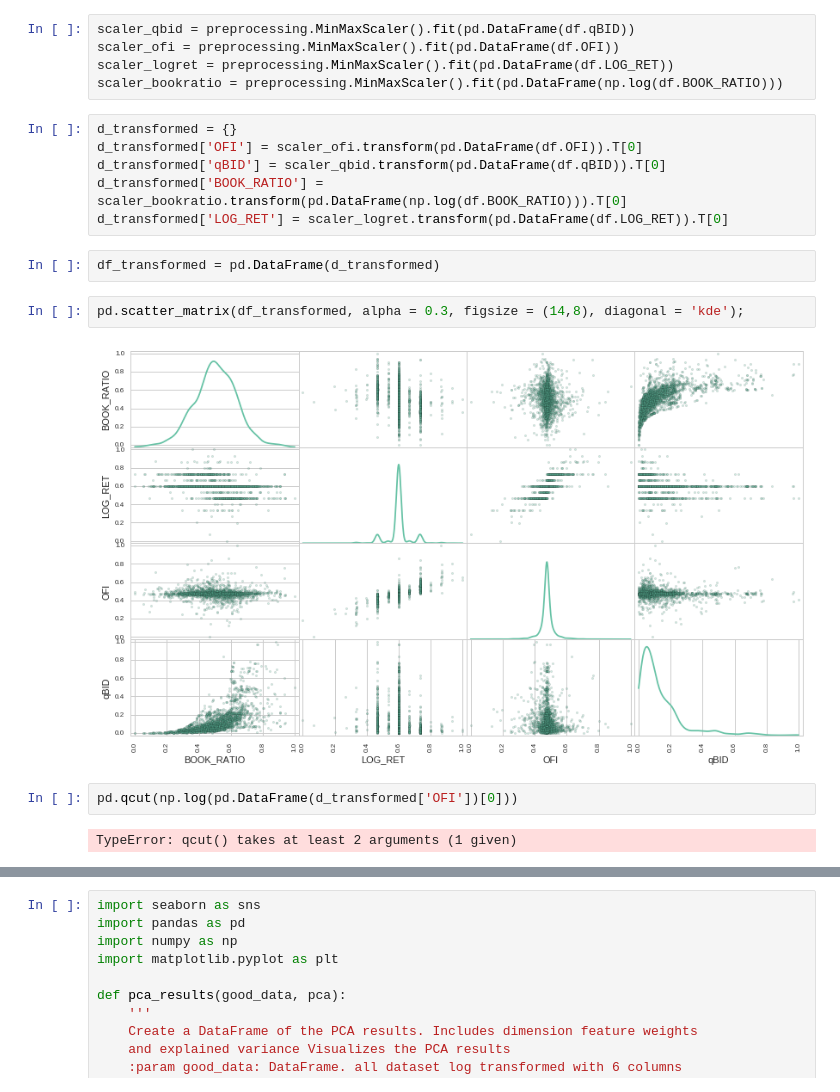
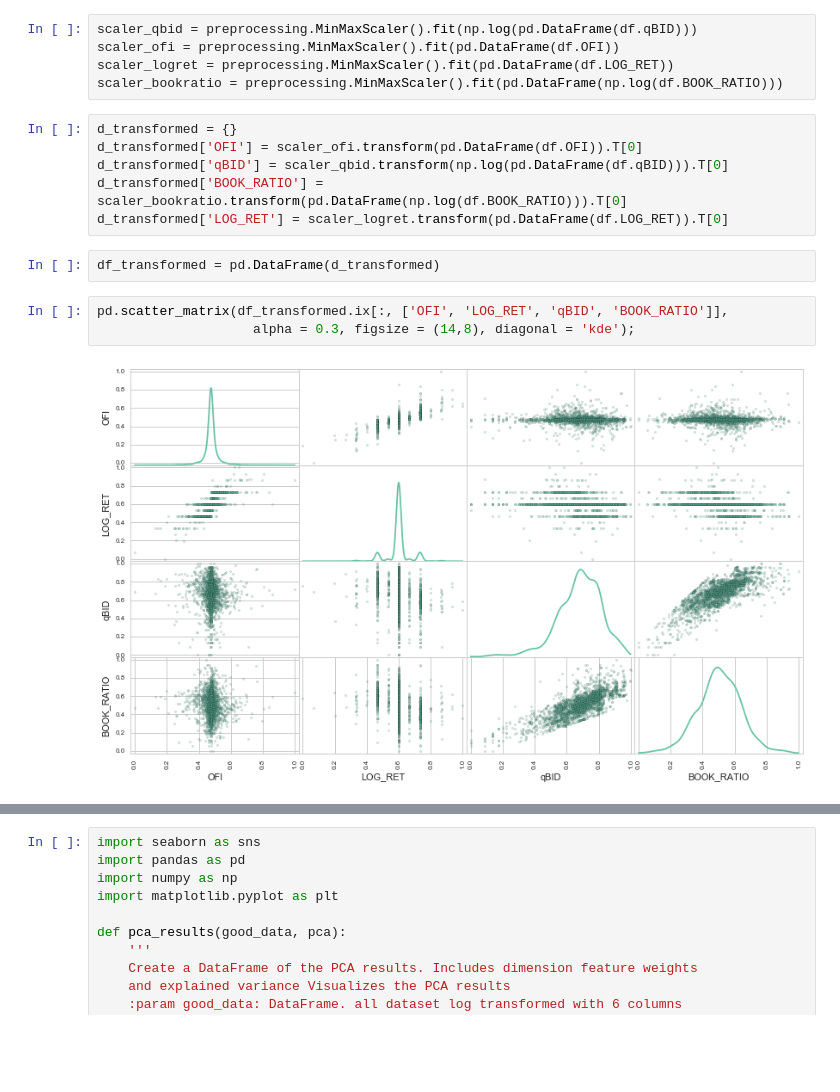
Before and after one commit to ucaiado/QLearning_Trading, a Jupyter notebook: learning_trade.ipynb, the cells around one changed output, grey strips where cells are left out. Drawn from its saved outputs; the diff is of its cells as text; blank space fills up the shorter version.

```diff
--- a/learning_trade.ipynb
+++ b/learning_trade.ipynb
@@ -317,24 +298,21 @@ scaler_ofi = preprocessing.RobustScaler(with_centering=False).fit(pd.DataFrame(d
 # %%
-scaler_qbid = preprocessing.MinMaxScaler().fit(pd.DataFrame(df.qBID))
+scaler_qbid = preprocessing.MinMaxScaler().fit(np.log(pd.DataFrame(df.qBID)))
 scaler_ofi = preprocessing.MinMaxScaler().fit(pd.DataFrame(df.OFI))
 scaler_logret = preprocessing.MinMaxScaler().fit(pd.DataFrame(df.LOG_RET))
 scaler_bookratio = preprocessing.MinMaxScaler().fit(pd.DataFrame(np.log(df.BOOK_RATIO)))
 # %%
 d_transformed = {}
 d_transformed['OFI'] = scaler_ofi.transform(pd.DataFrame(df.OFI)).T[0]
-d_transformed['qBID'] = scaler_qbid.transform(pd.DataFrame(df.qBID)).T[0]
+d_transformed['qBID'] = scaler_qbid.transform(np.log(pd.DataFrame(df.qBID))).T[0]
 d_transformed['BOOK_RATIO'] = scaler_bookratio.transform(pd.DataFrame(np.log(df.BOOK_RATIO))).T[0]
 d_transformed['LOG_RET'] = scaler_logret.transform(pd.DataFrame(df.LOG_RET)).T[0]
 # %%
 df_transformed = pd.DataFrame(d_transformed)
 # %%
-pd.scatter_matrix(df_transformed, alpha = 0.3, figsize = (14,8), diagonal = 'kde');
+pd.scatter_matrix(df_transformed.ix[:, ['OFI', 'LOG_RET', 'qBID', 'BOOK_RATIO']],
+                    alpha = 0.3, figsize = (14,8), diagonal = 'kde');
 # %% [output]
-[figure, old version]
+[figure, new version]
-# %%
-pd.qcut(np.log(pd.DataFrame(d_transformed['OFI'])[0]))
-# %% [output]
-TypeError: qcut() takes at least 2 arguments (1 given)
 # %%
 corr = df_transformed.corr()
 mask = np.zeros_like(corr)
```
Also changed, not shown: parts of 26 cells of this notebook, 1 other file.
